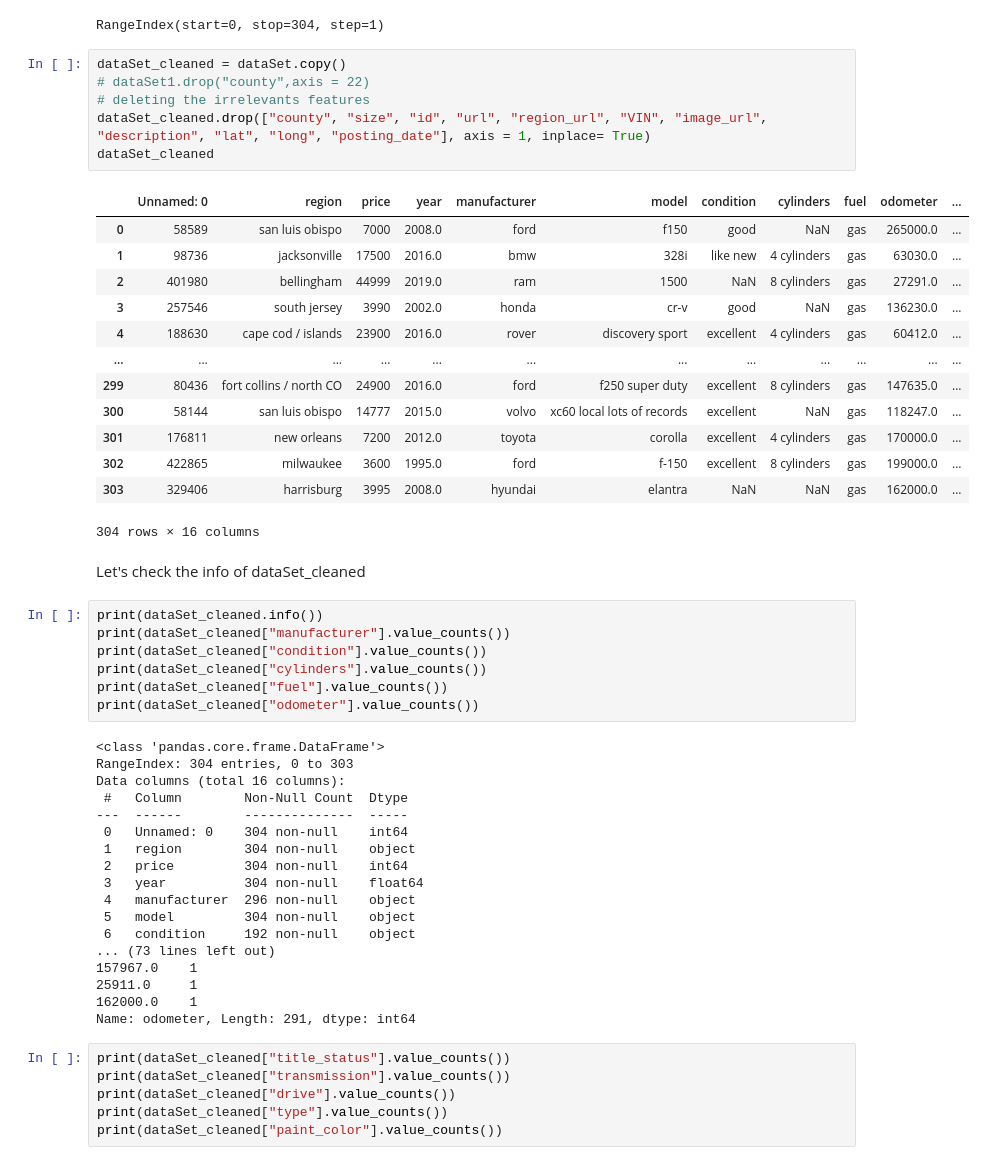
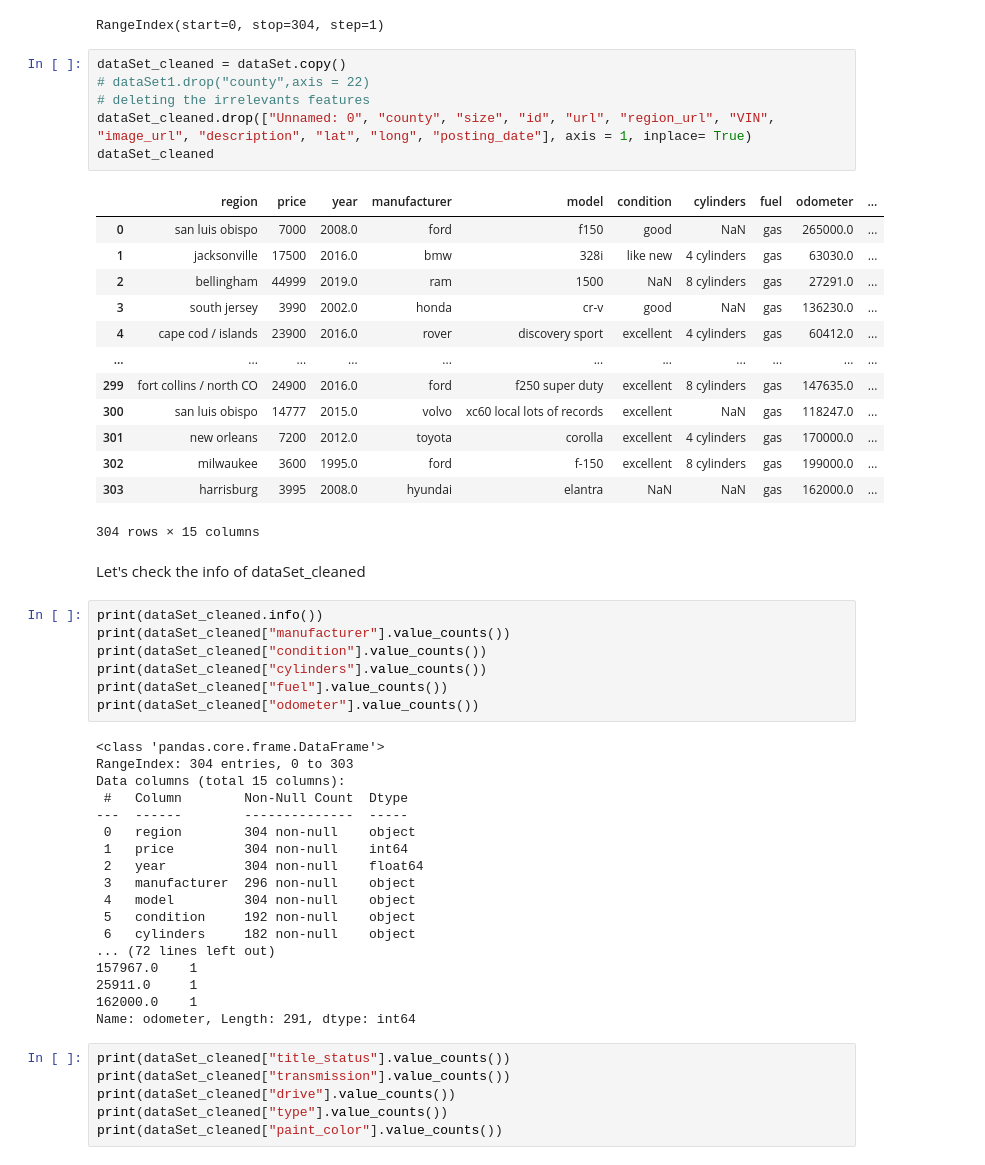
Before and after one commit to BurgaoTheChamp/vehicleML, a Jupyter notebook: VehiclesMachineLearning.ipynb, the cells around one changed output. Cells and saved outputs as stored; diff of their text form.

```diff
--- a/VehiclesMachineLearning.ipynb
+++ b/VehiclesMachineLearning.ipynb
@@ -100,23 +106,23 @@ RangeIndex(start=0, stop=304, step=1)
 # %%
 dataSet_cleaned = dataSet.copy()
 # dataSet1.drop("county",axis = 22)
 # deleting the irrelevants features
-dataSet_cleaned.drop(["county", "size", "id", "url", "region_url", "VIN", "image_url", "description", "lat", "long", "posting_date"], axis = 1, inplace= True)
+dataSet_cleaned.drop(["Unnamed: 0", "county", "size", "id", "url", "region_url", "VIN", "image_url", "description", "lat", "long", "posting_date"], axis = 1, inplace= True)
 dataSet_cleaned
 # %% [output]
-|  | Unnamed: 0 | region | price | year | manufacturer | model | condition | cylinders | fuel | odometer | ... |
-| 0 | 58589 | san luis obispo | 7000 | 2008.0 | ford | f150 | good | NaN | gas | 265000.0 | ... |
-| 1 | 98736 | jacksonville | 17500 | 2016.0 | bmw | 328i | like new | 4 cylinders | gas | 63030.0 | ... |
-| 2 | 401980 | bellingham | 44999 | 2019.0 | ram | 1500 | NaN | 8 cylinders | gas | 27291.0 | ... |
-| 3 | 257546 | south jersey | 3990 | 2002.0 | honda | cr-v | good | NaN | gas | 136230.0 | ... |
-| 4 | 188630 | cape cod / islands | 23900 | 2016.0 | rover | discovery sport | excellent | 4 cylinders | gas | 60412.0 | ... |
-| ... | ... | ... | ... | ... | ... | ... | ... | ... | ... | ... | ... |
-| 299 | 80436 | fort collins / north CO | 24900 | 2016.0 | ford | f250 super duty | excellent | 8 cylinders | gas | 147635.0 | ... |
-| 300 | 58144 | san luis obispo | 14777 | 2015.0 | volvo | xc60 local lots of records | excellent | NaN | gas | 118247.0 | ... |
-| 301 | 176811 | new orleans | 7200 | 2012.0 | toyota | corolla | excellent | 4 cylinders | gas | 170000.0 | ... |
-| 302 | 422865 | milwaukee | 3600 | 1995.0 | ford | f-150 | excellent | 8 cylinders | gas | 199000.0 | ... |
-| 303 | 329406 | harrisburg | 3995 | 2008.0 | hyundai | elantra | NaN | NaN | gas | 162000.0 | ... |
+|  | region | price | year | manufacturer | model | condition | cylinders | fuel | odometer | ... |
+| 0 | san luis obispo | 7000 | 2008.0 | ford | f150 | good | NaN | gas | 265000.0 | ... |
+| 1 | jacksonville | 17500 | 2016.0 | bmw | 328i | like new | 4 cylinders | gas | 63030.0 | ... |
+| 2 | bellingham | 44999 | 2019.0 | ram | 1500 | NaN | 8 cylinders | gas | 27291.0 | ... |
+| 3 | south jersey | 3990 | 2002.0 | honda | cr-v | good | NaN | gas | 136230.0 | ... |
+| 4 | cape cod / islands | 23900 | 2016.0 | rover | discovery sport | excellent | 4 cylinders | gas | 60412.0 | ... |
+| ... | ... | ... | ... | ... | ... | ... | ... | ... | ... | ... |
+| 299 | fort collins / north CO | 24900 | 2016.0 | ford | f250 super duty | excellent | 8 cylinders | gas | 147635.0 | ... |
+| 300 | san luis obispo | 14777 | 2015.0 | volvo | xc60 local lots of records | excellent | NaN | gas | 118247.0 | ... |
+| 301 | new orleans | 7200 | 2012.0 | toyota | corolla | excellent | 4 cylinders | gas | 170000.0 | ... |
+| 302 | milwaukee | 3600 | 1995.0 | ford | f-150 | excellent | 8 cylinders | gas | 199000.0 | ... |
+| 303 | harrisburg | 3995 | 2008.0 | hyundai | elantra | NaN | NaN | gas | 162000.0 | ... |
-304 rows × 16 columns
+304 rows × 15 columns
 # %% [markdown]
 Let's check the info of dataSet_cleaned
 # %%
@@ -129,17 +135,17 @@ print(dataSet_cleaned["odometer"].value_counts())
 # %% [output]
 <class 'pandas.core.frame.DataFrame'>
 RangeIndex: 304 entries, 0 to 303
-Data columns (total 16 columns):
+Data columns (total 15 columns):
  #   Column        Non-Null Count  Dtype
 ---  ------        --------------  -----
- 0   Unnamed: 0    304 non-null    int64
- 1   region        304 non-null    object
- 2   price         304 non-null    int64
- 3   year          304 non-null    float64
- 4   manufacturer  296 non-null    object
- 5   model         304 non-null    object
- 6   condition     192 non-null    object
-... (73 lines left out)
+ 0   region        304 non-null    object
+ 1   price         304 non-null    int64
+ 2   year          304 non-null    float64
+ 3   manufacturer  296 non-null    object
+ 4   model         304 non-null    object
+ 5   condition     192 non-null    object
+ 6   cylinders     182 non-null    object
+... (72 lines left out)
 157967.0    1
 25911.0     1
 162000.0    1
```
Also changed, not shown: parts of 4 cells of this notebook.
